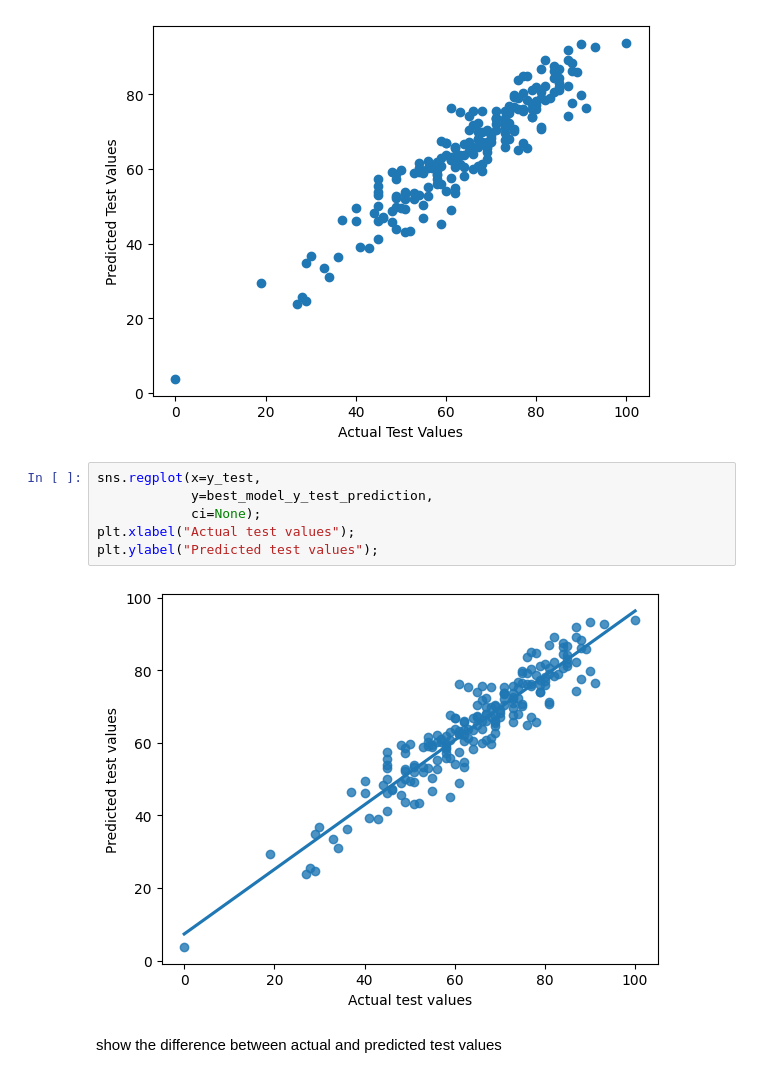
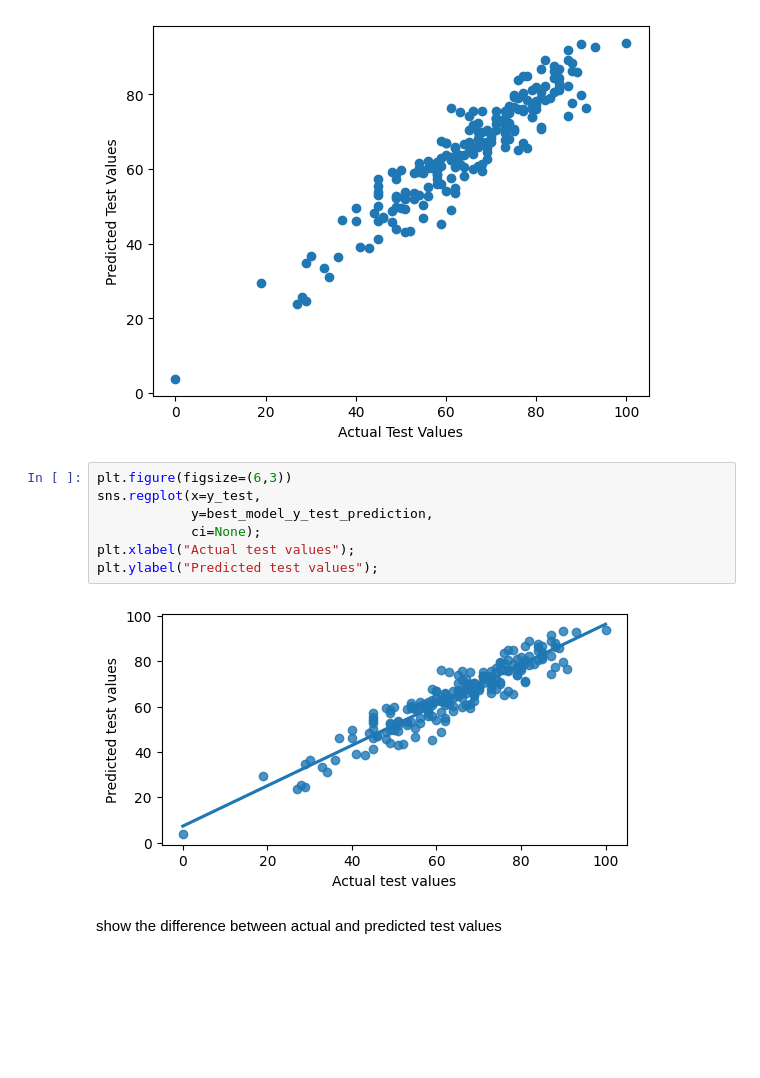
Before and after one commit to SDK82/mlProjects, a Jupyter notebook: notebook/MODEL TRAINING.ipynb, the cells around one changed output. Cells and saved outputs as stored; diff of their text form; blank space fills up the shorter version.

```diff
--- a/notebook/MODEL TRAINING.ipynb
+++ b/notebook/MODEL TRAINING.ipynb
@@ -225,13 +225,14 @@ plt.ylabel("Predicted Test Values");
 # %% [output]
 [figure]
 # %%
+plt.figure(figsize=(6,3))
 sns.regplot(x=y_test,
             y=best_model_y_test_prediction,
             ci=None);
 plt.xlabel("Actual test values");
 plt.ylabel("Predicted test values");
 # %% [output]
-[figure, old version]
+[figure, new version]
 # %% [markdown]
 show the difference between actual and predicted test values
 # %%
```
Also changed, not shown: parts of 2 cells of this notebook, 13 other files.
